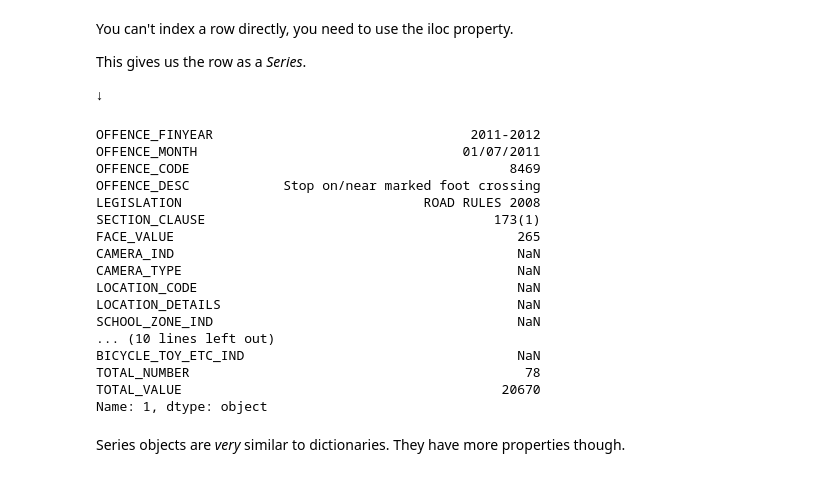
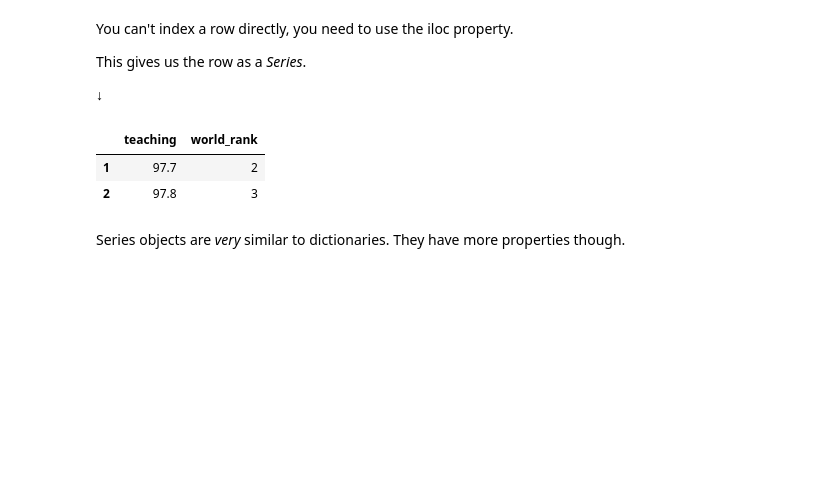
Before and after one commit to sherry0303/code1161base, a Jupyter notebook: week6/basic_pandas.ipynb, the cells around one changed output. Cells and saved outputs as stored; diff of their text form; code cells hidden in the pictures; blank space fills up the shorter version.

```diff
--- a/week6/basic_pandas.ipynb
+++ b/week6/basic_pandas.ipynb
@@ -67,26 +84,12 @@ This gives us the row as a _Series_.
 
 ↓
 # %%
-row_one = penalty_data.iloc[1]
+row_one = penalty_data.ix[[1, 2], ["teaching", "world_rank"]]
 row_one
 # %% [output]
-OFFENCE_FINYEAR                                 2011-2012
-OFFENCE_MONTH                                  01/07/2011
-OFFENCE_CODE                                         8469
-OFFENCE_DESC            Stop on/near marked foot crossing
-LEGISLATION                               ROAD RULES 2008
-SECTION_CLAUSE                                     173(1)
-FACE_VALUE                                            265
-CAMERA_IND                                            NaN
-CAMERA_TYPE                                           NaN
-LOCATION_CODE                                         NaN
-LOCATION_DETAILS                                      NaN
-SCHOOL_ZONE_IND                                       NaN
-... (10 lines left out)
-BICYCLE_TOY_ETC_IND                                   NaN
-TOTAL_NUMBER                                           78
-TOTAL_VALUE                                         20670
-Name: 1, dtype: object
+|  | teaching | world_rank |
+| 1 | 97.7 | 2 |
+| 2 | 97.8 | 3 |
 # %% [markdown]
 Series objects are _very_ similar to dictionaries. They have more properties though.
 # %%
```
Also changed, not shown: parts of 4 cells of this notebook, 3 other files.
